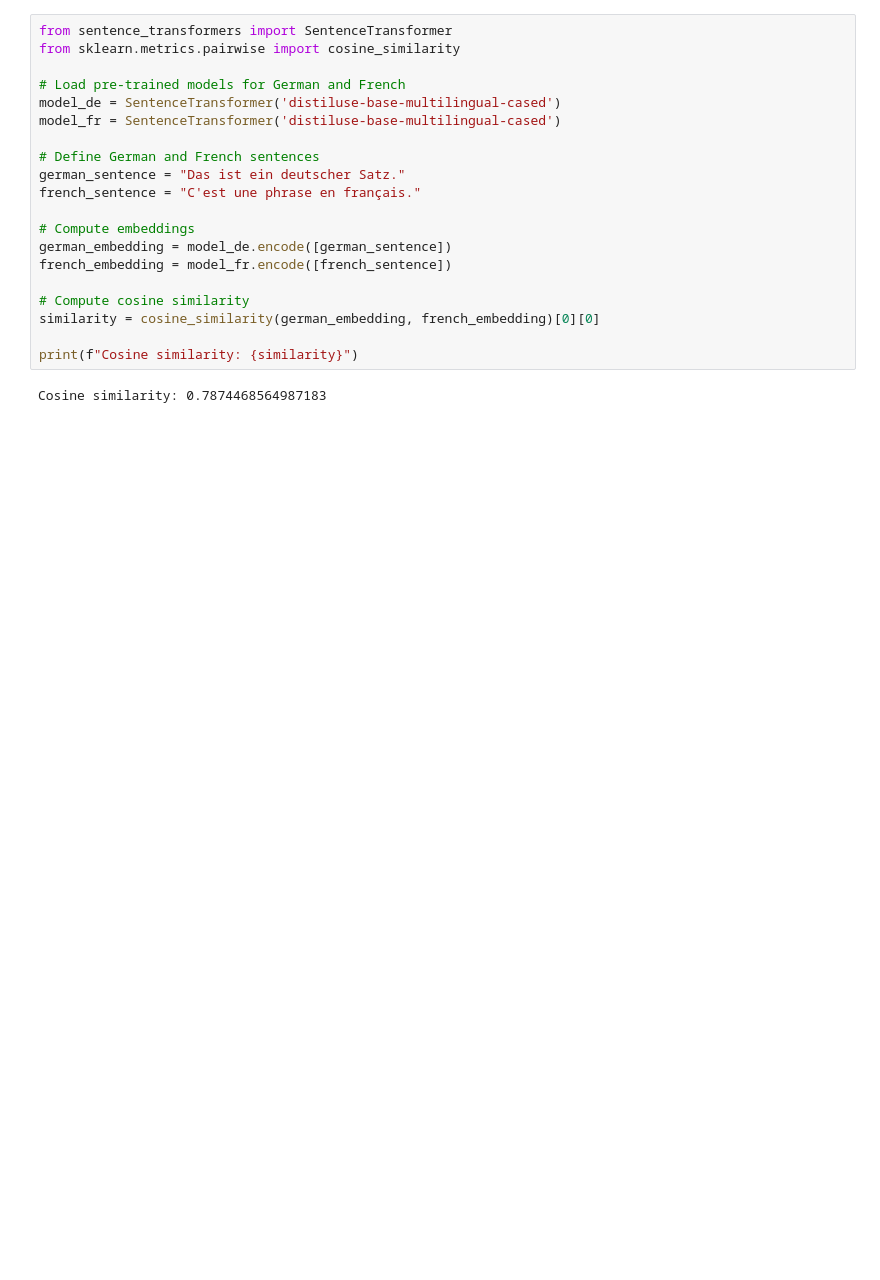
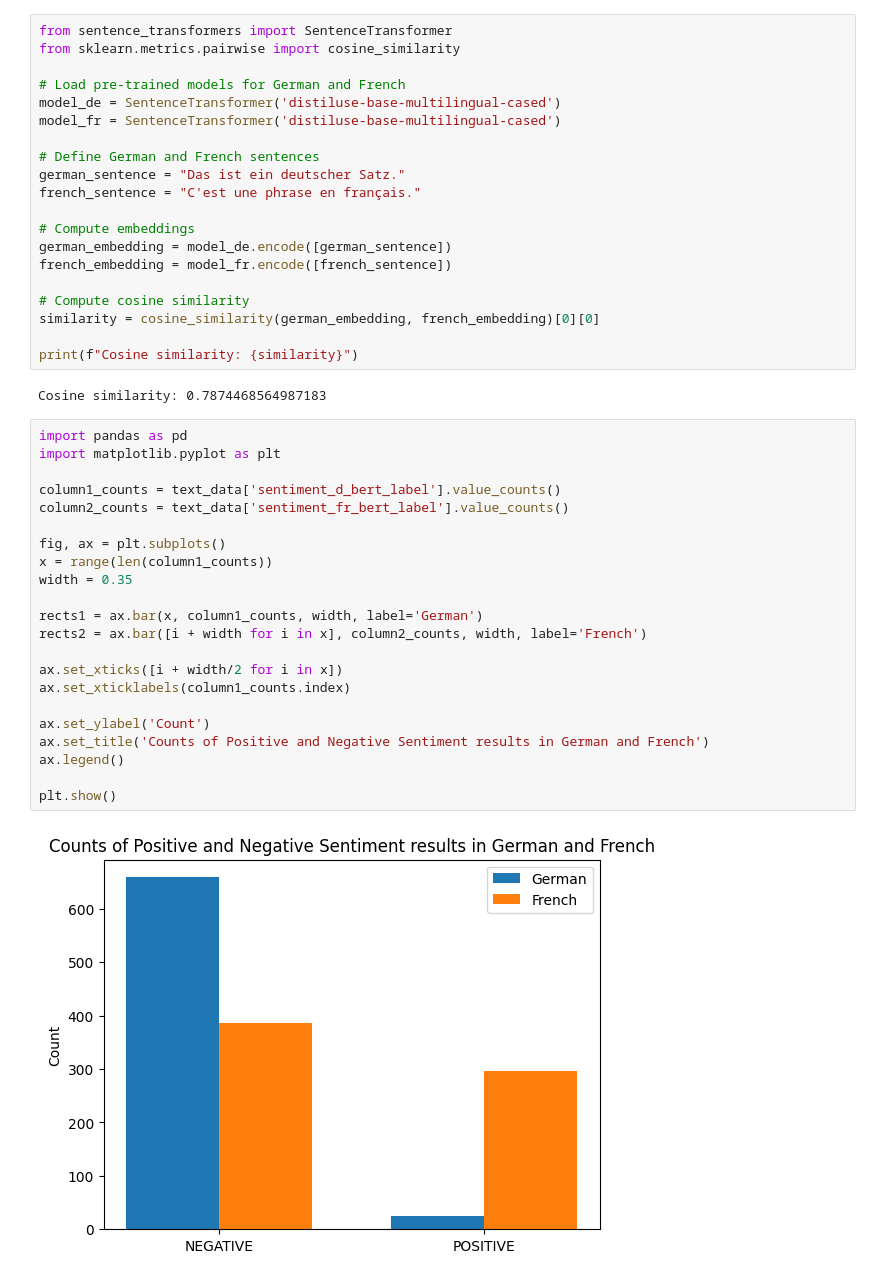
Before and after one commit to emilfunke/SwissVotingAnalysis, a Jupyter notebook: text_testing.ipynb, the cells around one changed output. Cells and saved outputs as stored; diff of their text form; blank space fills up the shorter version.

```diff
--- a/text_testing.ipynb
+++ b/text_testing.ipynb
@@ -231,3 +231,27 @@ similarity = cosine_similarity(german_embedding, french_embedding)[0][0]
 print(f"Cosine similarity: {similarity}")
 # %% [output]
 Cosine similarity: 0.7874468564987183
+# %%
+import pandas as pd
+import matplotlib.pyplot as plt
+
+column1_counts = text_data['sentiment_d_bert_label'].value_counts()
+column2_counts = text_data['sentiment_fr_bert_label'].value_counts()
+
+fig, ax = plt.subplots()
+x = range(len(column1_counts))
+width = 0.35
+
+rects1 = ax.bar(x, column1_counts, width, label='German')
+rects2 = ax.bar([i + width for i in x], column2_counts, width, label='French')
+
+ax.set_xticks([i + width/2 for i in x])
+ax.set_xticklabels(column1_counts.index)
+
+ax.set_ylabel('Count')
+ax.set_title('Counts of Positive and Negative Sentiment results in German and French')
+ax.legend()
+
+plt.show()
+# %% [output]
+[figure, added]
```
